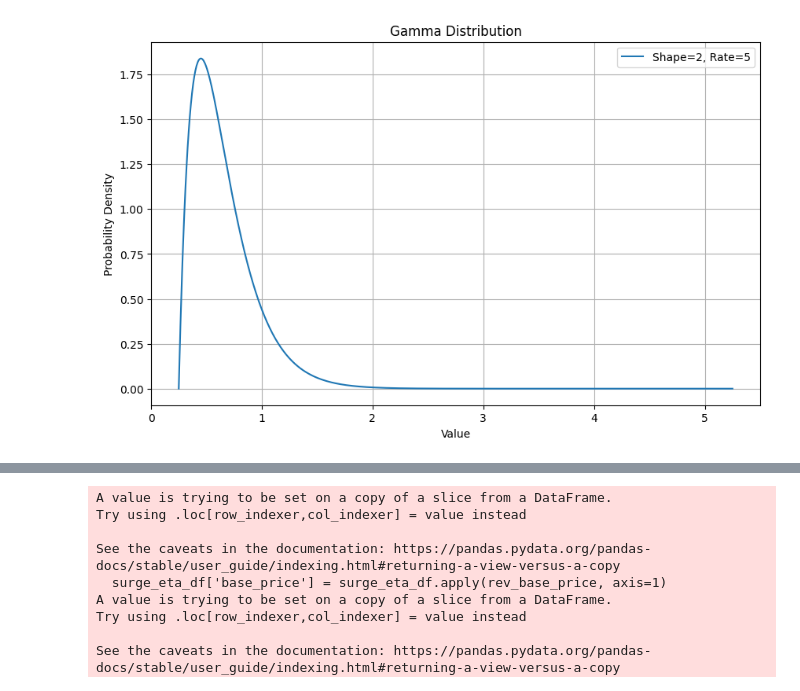
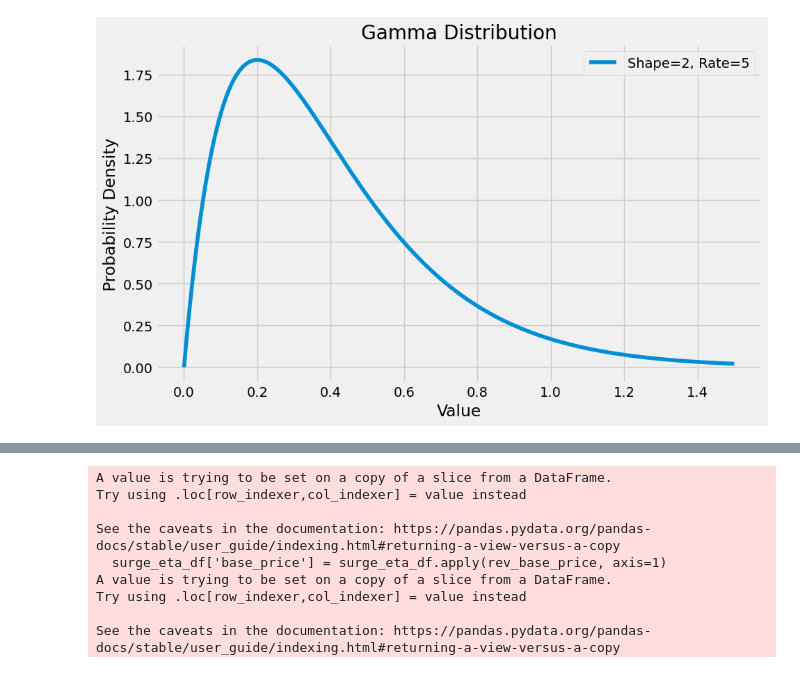
Before and after one commit to emekaamadi/Dynamic_Project, a Jupyter notebook: Modeling/white_board.ipynb, the cells around one changed output, grey strips where cells are left out. Cells and saved outputs as stored; diff of their text form; code cells hidden in the pictures.

```diff
--- a/Modeling/white_board.ipynb
+++ b/Modeling/white_board.ipynb
@@ -7,27 +7,28 @@ import pandas as pd
 # %%
 # import matplotlib.pyplot as plt
 # import numpy as np
 # from scipy.stats import gamma
 
 # Parameters for the gamma distribution
 shape, rate = 2, 5  # shape is alpha, rate is beta
 
 # Generate values
-x = np.linspace(0, 5, 1000)
-x_shifted = x + 0.25
+x = np.linspace(0, 1.5, 1000)
+x_shifted = x
 y = gamma.pdf(x, shape, scale=1/rate)
 
 # Plot
+plt.style.use('fivethirtyeight')
 plt.figure(figsize=(10, 6))
 plt.plot(x_shifted, y, label=f'Shape={shape}, Rate={rate}')
 plt.title('Gamma Distribution')
 plt.xlabel('Value')
 plt.ylabel('Probability Density')
 plt.legend()
 plt.grid(True)
 plt.show()
 # %% [output]
-[figure, old version]
+[figure, new version]
 # %%
 df_new = pd.read_csv('../Cleaning_Engineering/added_demand_estimates_eta_variation.csv')
 df_new.head()
```
Also changed, not shown: 2 other files.
